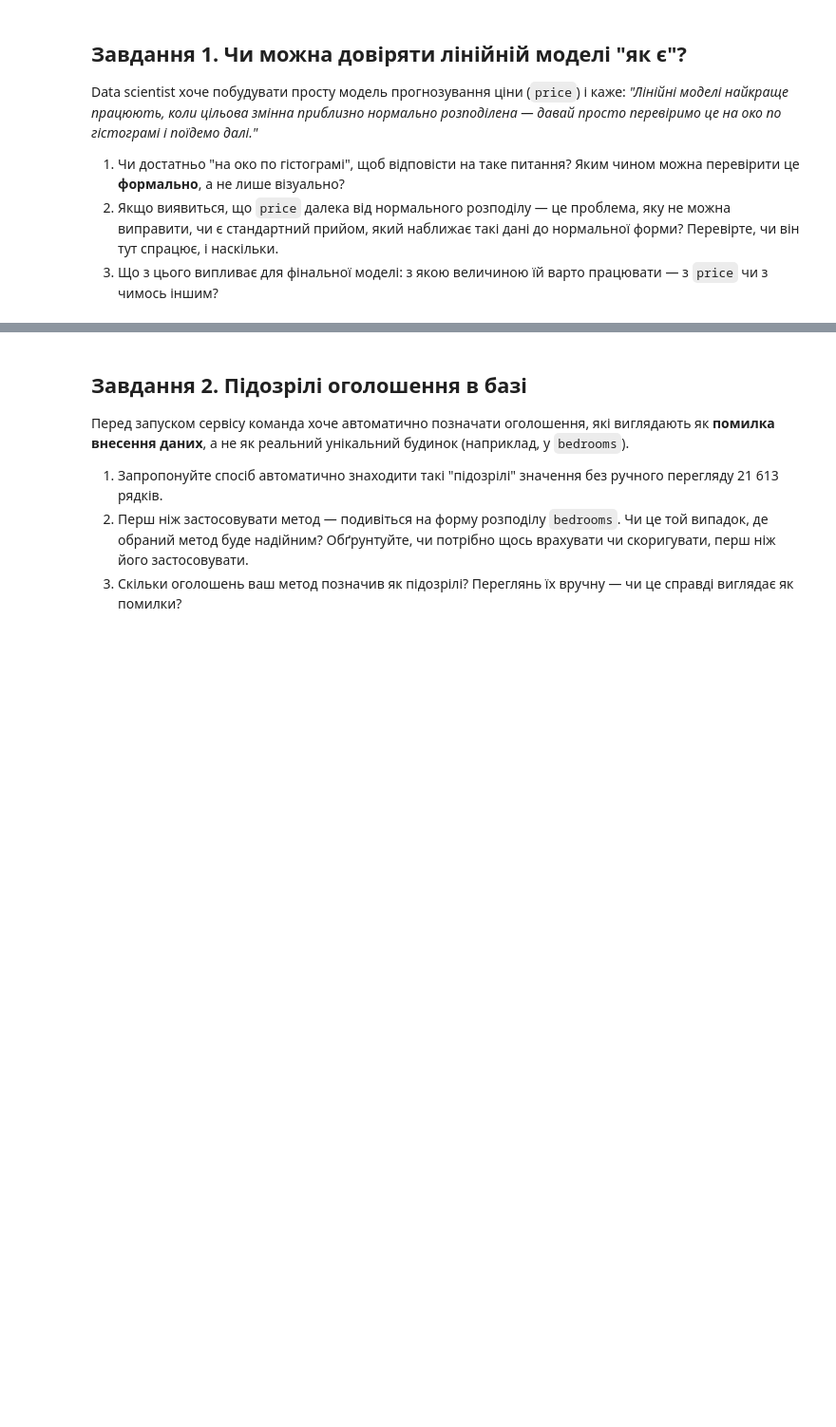
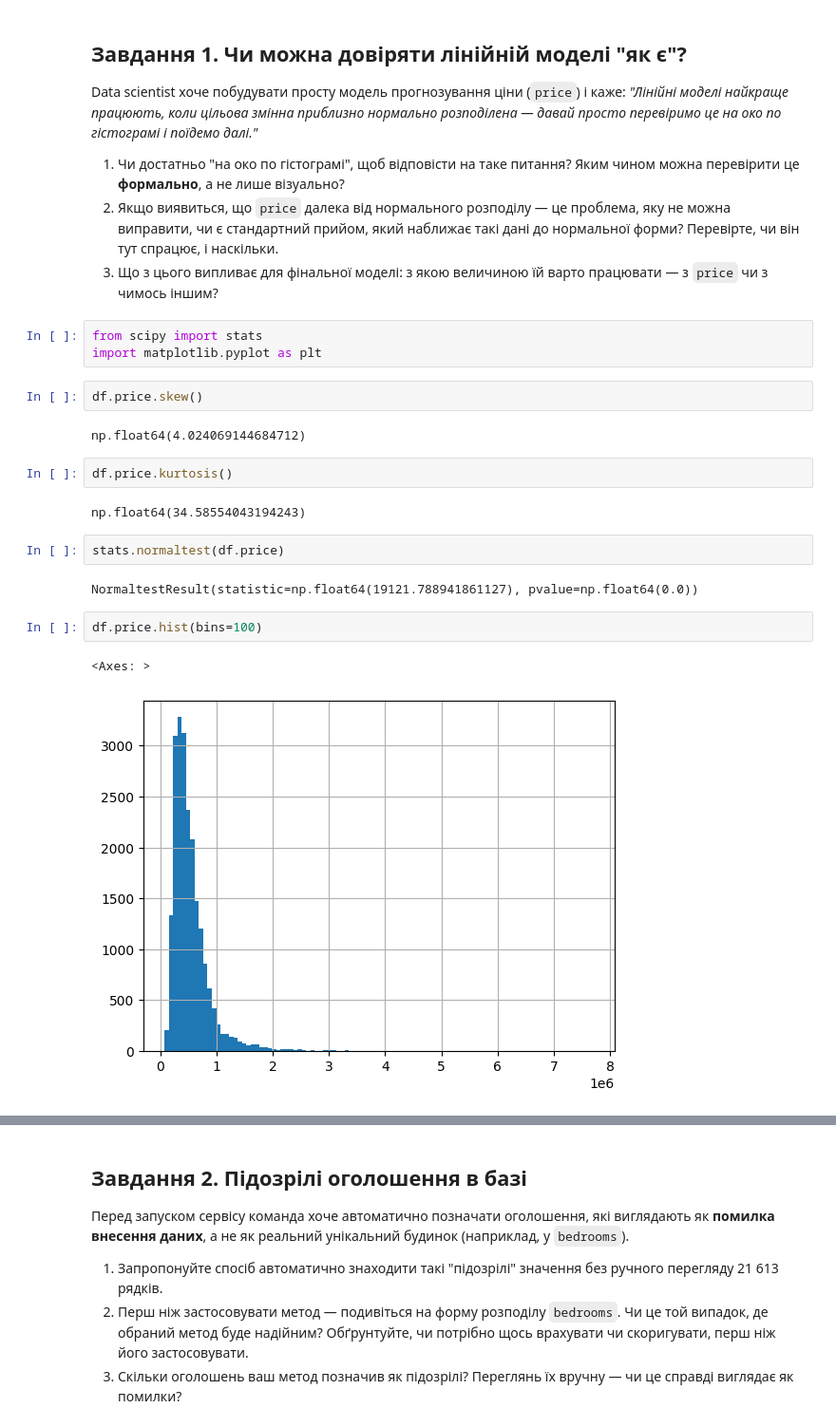
Before and after one commit to cpython-projects/da_27_07_2026, a Jupyter notebook: lesson_16_hw.ipynb, the cells around one changed output, grey strips where cells are left out. Shown at 95% size. Saved outputs shown, nothing was run; the diff lists cells and outputs as text; blank space fills up the shorter version.

```diff
--- a/lesson_16_hw.ipynb
+++ b/lesson_16_hw.ipynb
@@ -21,3 +35,23 @@ Data scientist хоче побудувати просту модель прог
 1. Чи достатньо "на око по гістограмі", щоб відповісти на таке питання? Яким чином можна перевірити це **формально**, а не лише візуально?
 2. Якщо виявиться, що `price` далека від нормального розподілу — це проблема, яку не можна виправити, чи є стандартний прийом, який наближає такі дані до нормальної форми? Перевірте, чи він тут спрацює, і наскільки.
 3. Що з цього випливає для фінальної моделі: з якою величиною їй варто працювати — з `price` чи з чимось іншим?
+# %%
+from scipy import stats
+import matplotlib.pyplot as plt
+# %%
+df.price.skew()
+# %% [output]
+np.float64(4.024069144684712)
+# %%
+df.price.kurtosis()
+# %% [output]
+np.float64(34.58554043194243)
+# %%
+stats.normaltest(df.price)
+# %% [output]
+NormaltestResult(statistic=np.float64(19121.788941861127), pvalue=np.float64(0.0))
+# %%
+df.price.hist(bins=100)
+# %% [output]
+<Axes: >
+[figure, added]
```
Also changed, not shown: parts of 21 cells of this notebook.
